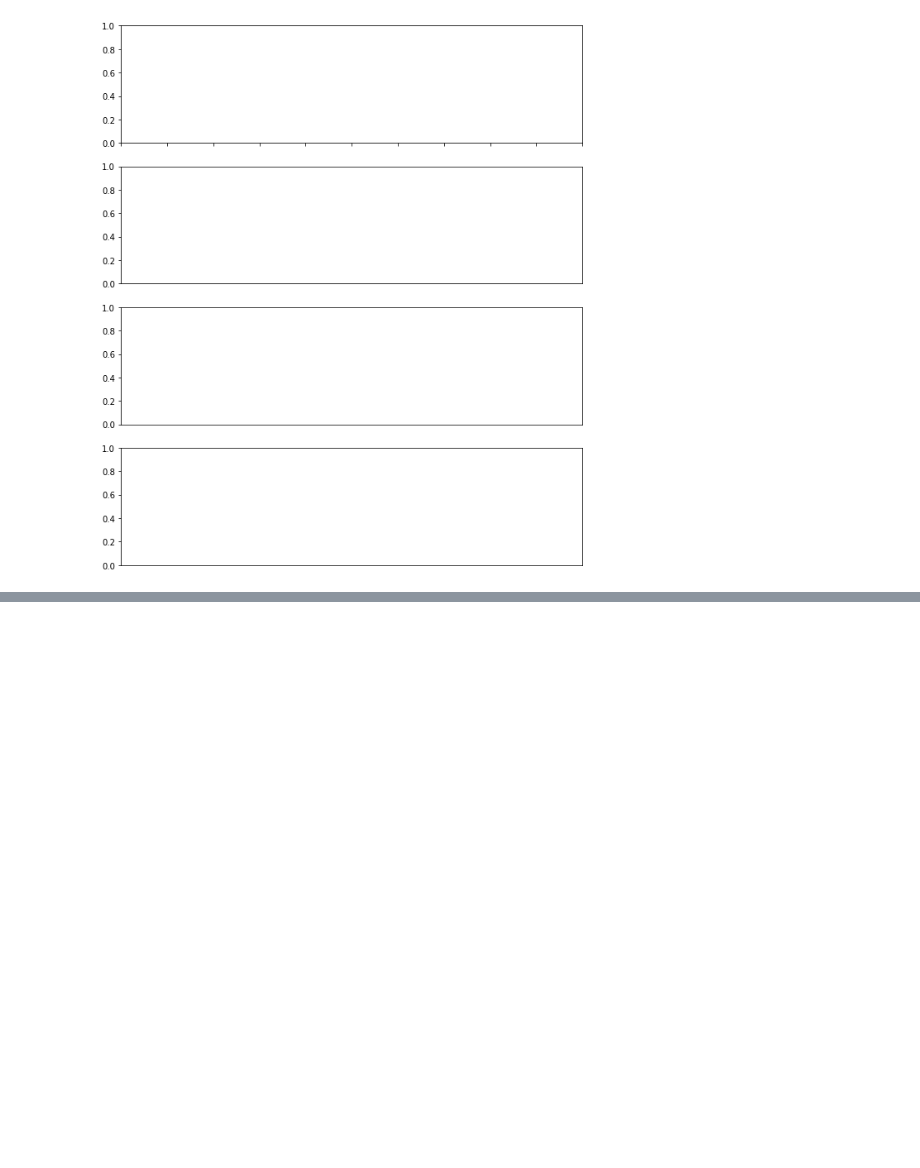
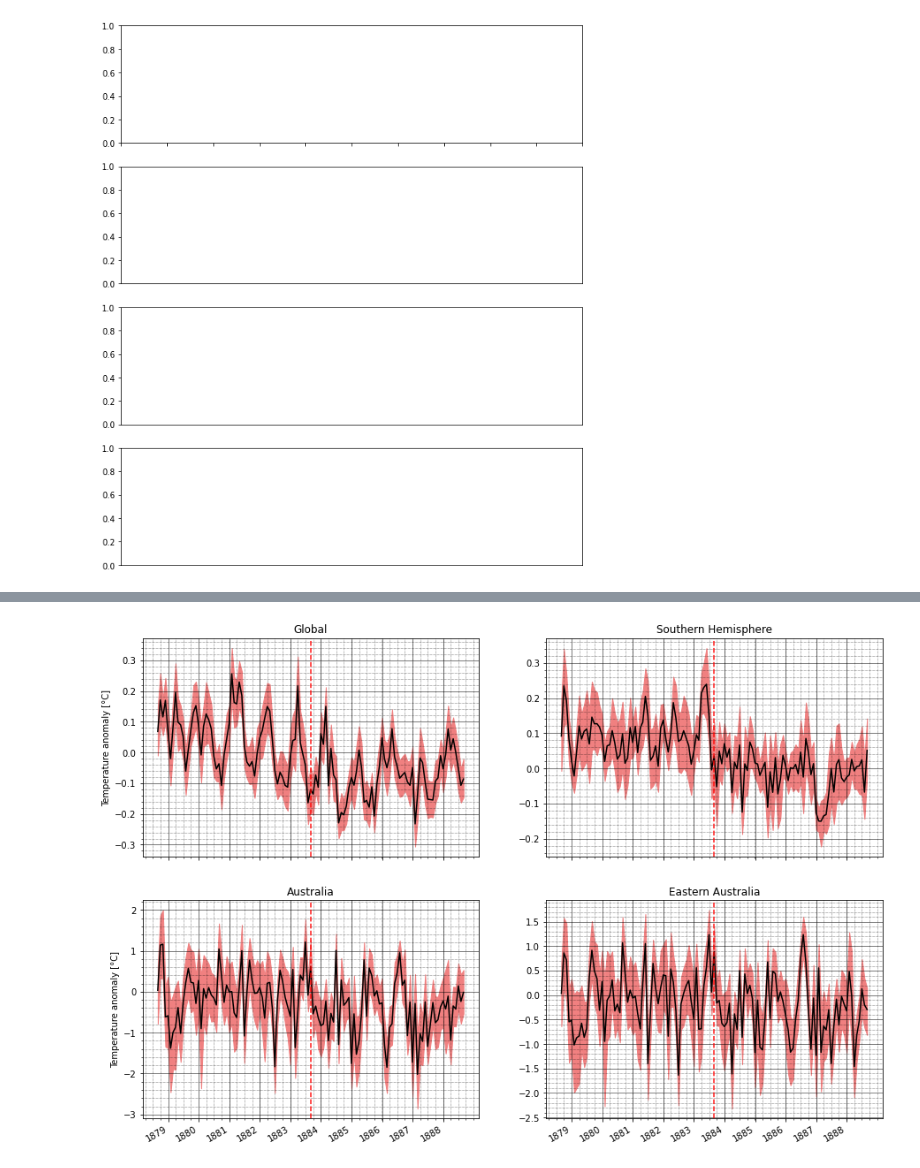
Before and after one commit to kbongi/reanalysis, a Jupyter notebook: Time_series_plots_2021.05.03.ipynb, the cells around one changed output, grey strips where cells are left out. Saved outputs shown, nothing was run; the diff lists cells and outputs as text; code cells hidden in the pictures; blank space fills up the shorter version.

```diff
--- a/Time_series_plots_2021.05.03.ipynb
+++ b/Time_series_plots_2021.05.03.ipynb
@@ -133,0 +143,3 @@ plt.savefig('R_timeseries_mon_tmp_stacked.png', dpi=300, bbox_inches='tight')
+# %%
+# eruption date
+e_date = pd.to_datetime(['1883-08','1902-10', '1963-03', '1982-04', '1991-06'])
@@ -133,0 +152,43 @@ plt.savefig('R_timeseries_mon_tmp_stacked.png', dpi=300, bbox_inches='tight')
+# %%
+# Zoom in on Krakatoa time period
+K_mmm_Glob = mmm_mon_Glob.sel(time = slice(e_pre5yrs[0], e_post5yrs[0]))
+K_mmm_SH = mmm_mon_SH.sel(time = slice(e_pre5yrs[0], e_post5yrs[0]))
+K_mmm_Aus = mmm_mon_Aus.sel(time = slice(e_pre5yrs[0], e_post5yrs[0]))
+K_mmm_EA = mmm_mon_EA.sel(time = slice(e_pre5yrs[0], e_post5yrs[0]))
+
+K_p10_Glob = p10_mon_Glob.sel(time = slice(e_pre5yrs[0], e_post5yrs[0]))
+K_p10_SH = p10_mon_SH.sel(time = slice(e_pre5yrs[0], e_post5yrs[0]))
+K_p10_Aus = p10_mon_Aus.sel(time = slice(e_pre5yrs[0], e_post5yrs[0]))
+K_p10_EA = p10_mon_EA.sel(time = slice(e_pre5yrs[0], e_post5yrs[0]))
+
+K_p90_Glob = p90_mon_Glob.sel(time = slice(e_pre5yrs[0], e_post5yrs[0]))
+K_p90_SH = p90_mon_SH.sel(time = slice(e_pre5yrs[0], e_post5yrs[0]))
+K_p90_Aus = p90_mon_Aus.sel(time = slice(e_pre5yrs[0], e_post5yrs[0]))
+K_p90_EA = p90_mon_EA.sel(time = slice(e_pre5yrs[0], e_post5yrs[0]))
+# %%
+# use this to set the x-ticks for each month from 5 years before to 5 years after the eruption
+months = pd.date_range(e_pre5yrs[0], e_post5yrs[0], freq='MS')
+years = pd.date_range(e_pre5yrs[0], e_post5yrs[0], freq='YS')
+# %%
+# Monthly precipitation anomalies for Krakatoa
+fig, axes = plt.subplots(2, 2, sharex=True, figsize=(15,10)) # make a figure
+
+# make subplots for each region
+fplot.timeseries_graph(K_mmm_Glob.tmp, K_p10_Glob.tmp, K_p90_Glob.tmp, ax = axes[0,0], color='lightcoral')
+fplot.timeseries_graph(K_mmm_SH.tmp, K_p10_SH.tmp, K_p90_SH.tmp, ax = axes[0,1], color='lightcoral')
+fplot.timeseries_graph(K_mmm_Aus.tmp, K_p10_Aus.tmp, K_p90_Aus.tmp, ax = axes[1,0], color='lightcoral')
+fplot.timeseries_graph(K_mmm_EA.tmp, K_p10_EA.tmp, K_p90_EA.tmp, ax = axes[1,1], color='lightcoral')
+
+# set axis labels and subplot titles
+axes[0,0].set(ylabel= f'Temperature anomaly [{deg}C]', title = 'Global')
+axes[0,1].set(title = 'Southern Hemisphere')
+axes[1,0].set(ylabel= f'Temperature anomaly [{deg}C]', title = 'Australia')
+axes[1,1].set(title = 'Eastern Australia')
+
+# set the axis ticks to be monthly
+axes[0,0].set_xticks(years)
+axes[0,0].set_xticklabels(years.year) # .year displays only the year (not month time etc)
+
+plt.savefig('R_K_timeseries_mon_tmp.png', dpi=300, bbox_inches='tight')
+# %% [output]
+[figure, added]
```
Also changed, not shown: parts of 4 cells of this notebook.
